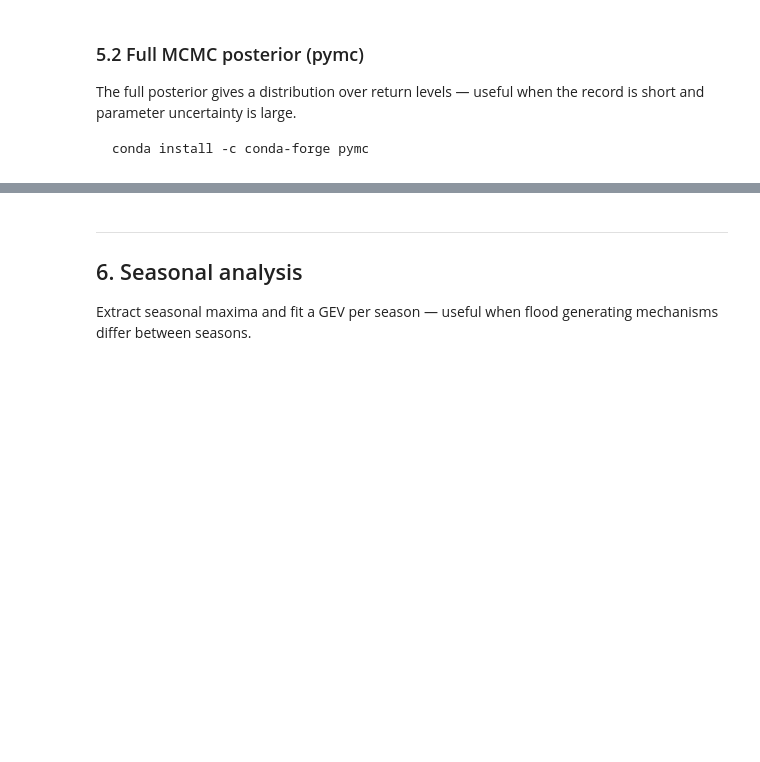
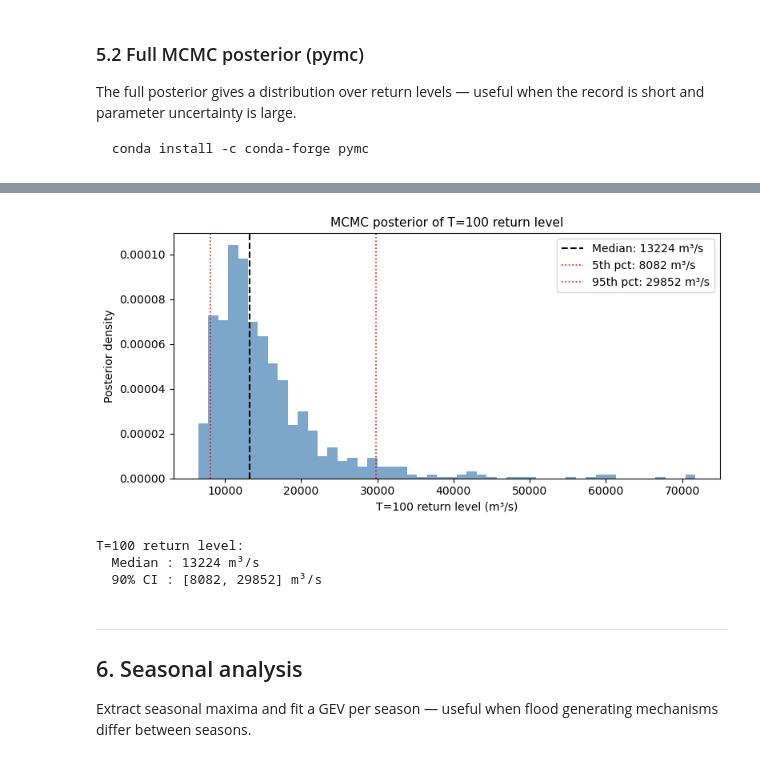
Before and after one commit to navass11/HYDRA, a Jupyter notebook: notebooks/climate/extreme_value_analysis.ipynb, the cells around one changed output, grey strips where cells are left out. Saved outputs shown, nothing was run; the diff lists cells and outputs as text; code cells hidden in the pictures; blank space fills up the shorter version.

````diff
--- a/notebooks/climate/extreme_value_analysis.ipynb
+++ b/notebooks/climate/extreme_value_analysis.ipynb
@@ -153,9 +187,9 @@ plt.show()
 without assuming a parametric sampling distribution.
 # %%
 print(f"{'T':>6}  {'Point':>8}  {'Lower (95%)':>11}  {'Upper (95%)':>11}")
-for T in [10, 50, 100, 200, 500]:
+for T in [10, 50, 100]:
     pt, lo, hi = return_level_ci(
         annual_max.values, T=T, dist="gev",
-        method="mle", n_bootstrap=500, ci=0.95
+        method="mle", n_bootstrap=100, ci=0.95
     )
     print(f"{T:>6}  {pt:>8.0f}  {lo:>11.0f}  {hi:>11.0f}")
@@ -298,10 +402,8 @@ the record is short and parameter uncertainty is large.
 conda install -c conda-forge pymc
 ```
 # %%
-# Full MCMC (requires pymc)
-# posterior = fit_gev_mcmc(annual_max.values, n_samples=2000, n_chains=4)
-# print(f"Posterior samples: {posterior.shape}")
-# print(posterior.describe().round(2))
-
-print("(Full MCMC requires pymc — conda install -c conda-forge pymc)")
-print("  posterior = fit_gev_mcmc(annual_max.values, n_samples=2000, n_chains=4)")
+# Full MCMC posterior via pystan (non-centered parameterisation)
+# Uses 2 chains / 500 samples for speed; use 4 chains / 2000 for production.
+posterior = fit_gev_mcmc(annual_max.values, n_samples=500, n_chains=2, adapt_delta=0.90)
+print("MCMC posterior summary (mu, sigma, xi):")
+print(posterior.describe().round(1))
@@ -308,27 +439,37 @@ print("  posterior = fit_gev_mcmc(annual_max.values, n_samples=2000, n_chains=4)
 # %%
-# Posterior return level distribution
-# T_post = 100
-# rl_posterior = np.array([
-#     return_level_gev({'mu': r.mu, 'sigma': r.sigma, 'xi': r.xi}, T_post)
-#     for _, r in posterior.iterrows()
-# ])
+# Posterior distribution of the T=100 return level.
+# Each MCMC sample is a plausible parameter set → a distribution over return levels.
+T_post = 100
+rl_posterior = np.array([
+    return_level_gev({'mu': r['mu'], 'sigma': r['sigma'], 'xi': r['xi']}, T_post)
+    for _, r in posterior.iterrows()
+])
+# Remove extreme tails (xi > 0.5 can produce very large extrapolations)
+rl_posterior = rl_posterior[np.isfinite(rl_posterior) & (rl_posterior < 1e6)]
 
-# fig, ax = plt.subplots(figsize=(8, 4))
-# ax.hist(rl_posterior, bins=50, density=True, color='steelblue', alpha=0.7)
-# ax.axvline(np.median(rl_posterior), color='k', ls='--', lw=1.5,
-#            label=f'Median: {np.median(rl_posterior):.0f}')
-# ax.axvline(np.quantile(rl_posterior, 0.05), color='r', ls=':', lw=1,
-#            label=f'5%: {np.quantile(rl_posterior, 0.05):.0f}')
-# ax.axvline(np.quantile(rl_posterior, 0.95), color='r', ls=':', lw=1,
-#            label=f'95%: {np.quantile(rl_posterior, 0.95):.0f}')
-# ax.set_xlabel(f'T={T_post}-year return level (m³/s)')
-# ax.set_ylabel('Posterior density')
-# ax.set_title('Posterior distribution of T=100 return level', fontsize=11)
-# ax.legend(); ax.grid(alpha=0.3)
-# plt.tight_layout()
-# plt.show()
+fig, ax = plt.subplots(figsize=(8, 4))
+ax.hist(rl_posterior, bins=50, density=True, color="steelblue", alpha=0.7)
+ax.axvline(np.median(rl_posterior), color="k", ls="--", lw=1.5,
+           label=f"Median: {np.median(rl_posterior):.0f} m³/s")
+ax.axvline(np.quantile(rl_posterior, 0.05), color="r", ls=":", lw=1.2,
+           label=f"5th pct: {np.quantile(rl_posterior, 0.05):.0f} m³/s")
+ax.axvline(np.quantile(rl_posterior, 0.95), color="r", ls=":", lw=1.2,
+           label=f"95th pct: {np.quantile(rl_posterior, 0.95):.0f} m³/s")
+ax.set_xlabel(f"T={T_post} return level (m³/s)")
+ax.set_ylabel("Posterior density")
+ax.set_title(f"MCMC posterior of T={T_post} return level", fontsize=11)
+ax.legend()
+plt.tight_layout()
+plt.show()
 
-print("(Posterior plot — uncomment after MCMC run)")
+print(f"\nT={T_post} return level:")
+print(f"  Median : {np.median(rl_posterior):.0f} m³/s")
+print(f"  90% CI : [{np.quantile(rl_posterior, 0.05):.0f}, {np.quantile(rl_posterior, 0.95):.0f}] m³/s")
+# %% [output]
+[figure, added]
+T=100 return level:
+  Median : 13224 m³/s
+  90% CI : [8082, 29852] m³/s
 # %% [markdown]
 ---
 ## 6. Seasonal analysis
````
Also changed, not shown: parts of 20 cells of this notebook, 29 other files.
